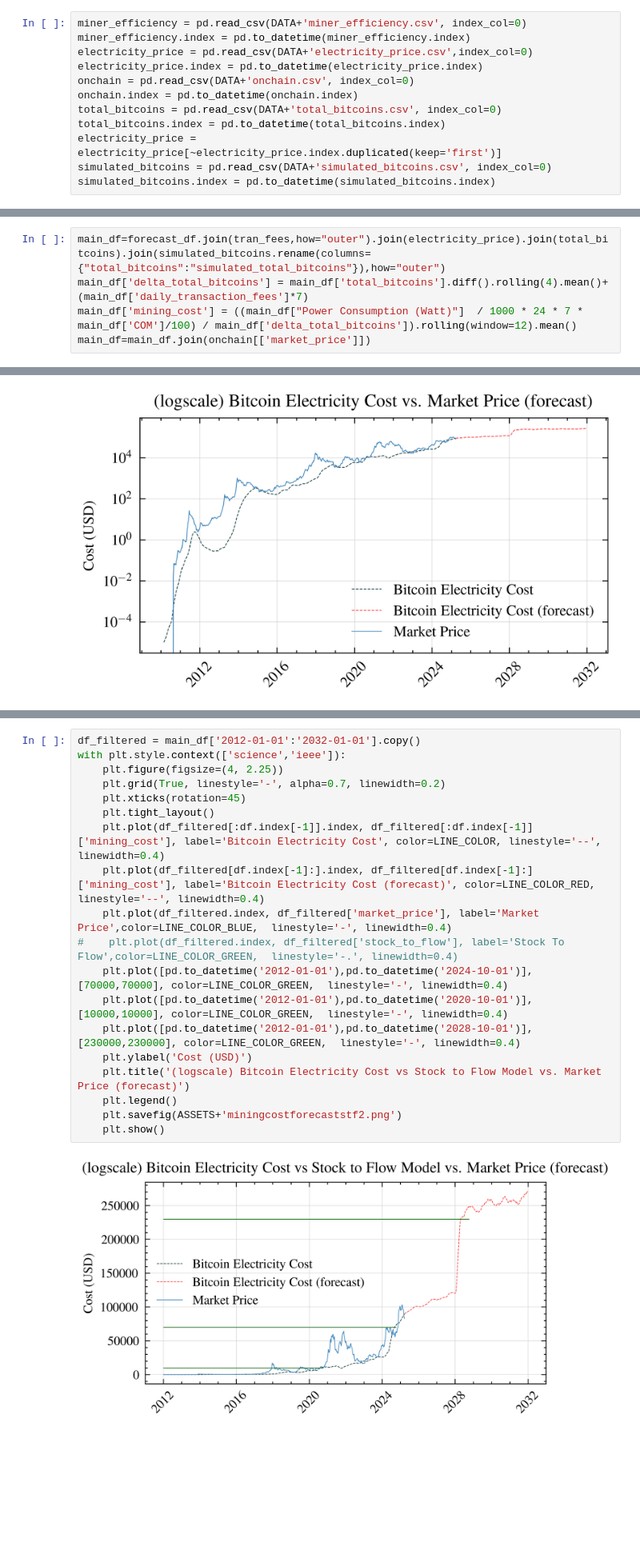
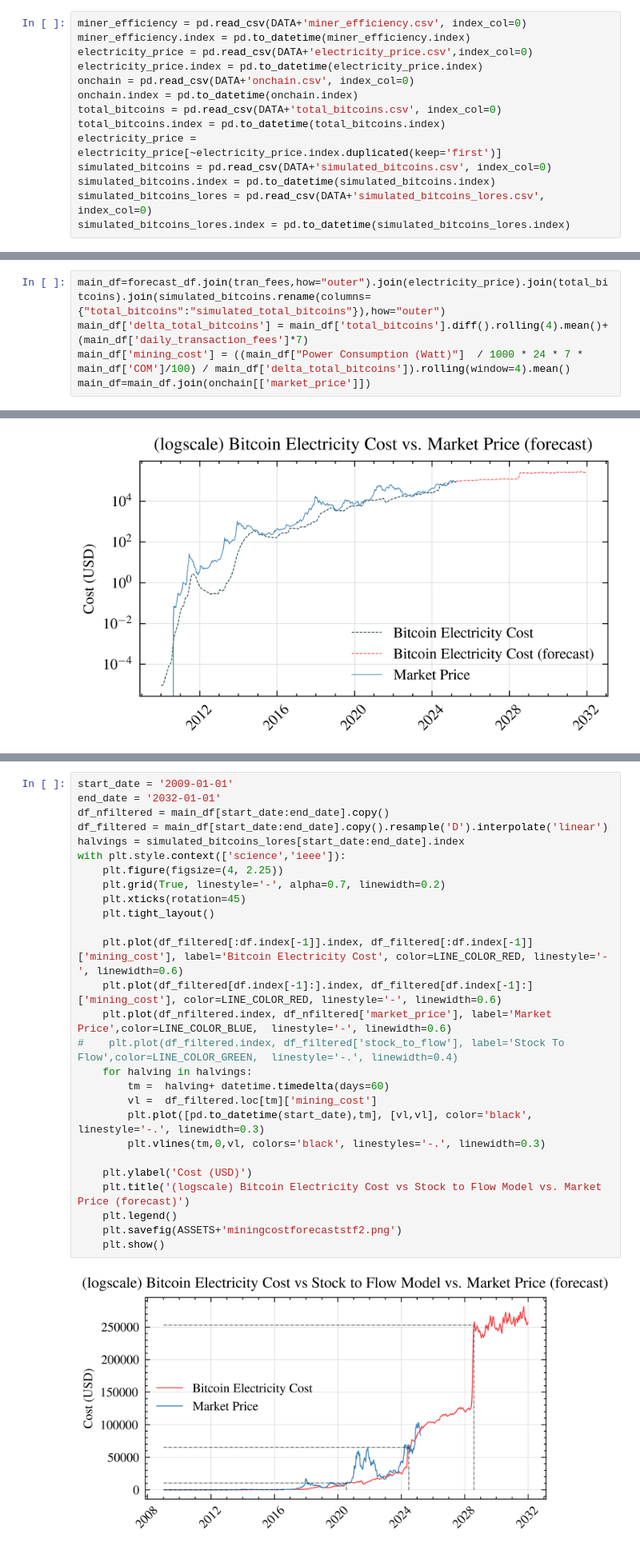
Before and after one commit to EnergyCostModel/model, a Jupyter notebook: python/fundamental.ipynb, the cells around one changed output, grey strips where cells are left out. Shown at 80% size. Saved outputs shown, nothing was run; the diff lists cells and outputs as text; blank space fills up the shorter version.

```diff
--- a/python/fundamental.ipynb
+++ b/python/fundamental.ipynb
@@ -27,6 +27,8 @@ total_bitcoins.index = pd.to_datetime(total_bitcoins.index)
 electricity_price = electricity_price[~electricity_price.index.duplicated(keep='first')]
 simulated_bitcoins = pd.read_csv(DATA+'simulated_bitcoins.csv', index_col=0)
 simulated_bitcoins.index = pd.to_datetime(simulated_bitcoins.index)
+simulated_bitcoins_lores = pd.read_csv(DATA+'simulated_bitcoins_lores.csv', index_col=0)
+simulated_bitcoins_lores.index = pd.to_datetime(simulated_bitcoins_lores.index)
 # %%
 efficiency_df=miner_efficiency[["Efficiency (J/TH)"]]
 last_efficiency = miner_efficiency['Efficiency (J/TH)'].iloc[-1]
@@ -237,7 +239,7 @@ with plt.style.context(['science','ieee']):
 # %%
 main_df=forecast_df.join(tran_fees,how="outer").join(electricity_price).join(total_bitcoins).join(simulated_bitcoins.rename(columns={"total_bitcoins":"simulated_total_bitcoins"}),how="outer")
 main_df['delta_total_bitcoins'] = main_df['total_bitcoins'].diff().rolling(4).mean()+(main_df['daily_transaction_fees']*7)
-main_df['mining_cost'] = ((main_df["Power Consumption (Watt)"]  / 1000 * 24 * 7 * main_df['COM']/100) / main_df['delta_total_bitcoins']).rolling(window=12).mean()
+main_df['mining_cost'] = ((main_df["Power Consumption (Watt)"]  / 1000 * 24 * 7 * main_df['COM']/100) / main_df['delta_total_bitcoins']).rolling(window=4).mean()
 main_df=main_df.join(onchain[['market_price']])
 # %%
 main_df["delta_simulated_total_bitcoins_annual"]=(main_df['simulated_total_bitcoins'].diff())*365/7
@@ -392,21 +396,29 @@ with plt.style.context(['science','ieee']):
 # %%
-df_filtered = main_df['2012-01-01':'2032-01-01'].copy()
+start_date = '2009-01-01'
+end_date = '2032-01-01'
+df_nfiltered = main_df[start_date:end_date].copy()
+df_filtered = main_df[start_date:end_date].copy().resample('D').interpolate('linear')
+halvings = simulated_bitcoins_lores[start_date:end_date].index
 with plt.style.context(['science','ieee']):
     plt.figure(figsize=(4, 2.25))
     plt.grid(True, linestyle='-', alpha=0.7, linewidth=0.2)
     plt.xticks(rotation=45)
     plt.tight_layout()
-    plt.plot(df_filtered[:df.index[-1]].index, df_filtered[:df.index[-1]]['mining_cost'], label='Bitcoin Electricity Cost', color=LINE_COLOR, linestyle='--', linewidth=0.4)
-    plt.plot(df_filtered[df.index[-1]:].index, df_filtered[df.index[-1]:]['mining_cost'], label='Bitcoin Electricity Cost (forecast)', color=LINE_COLOR_RED, linestyle='--', linewidth=0.4)
-    plt.plot(df_filtered.index, df_filtered['market_price'], label='Market Price',color=LINE_COLOR_BLUE,  linestyle='-', linewidth=0.4)
+
+    plt.plot(df_filtered[:df.index[-1]].index, df_filtered[:df.index[-1]]['mining_cost'], label='Bitcoin Electricity Cost', color=LINE_COLOR_RED, linestyle='-', linewidth=0.6)
+    plt.plot(df_filtered[df.index[-1]:].index, df_filtered[df.index[-1]:]['mining_cost'], color=LINE_COLOR_RED, linestyle='-', linewidth=0.6)
+    plt.plot(df_nfiltered.index, df_nfiltered['market_price'], label='Market Price',color=LINE_COLOR_BLUE,  linestyle='-', linewidth=0.6)
 #    plt.plot(df_filtered.index, df_filtered['stock_to_flow'], label='Stock To Flow',color=LINE_COLOR_GREEN,  linestyle='-.', linewidth=0.4)
-    plt.plot([pd.to_datetime('2012-01-01'),pd.to_datetime('2024-10-01')], [70000,70000], color=LINE_COLOR_GREEN,  linestyle='-', linewidth=0.4)
-    plt.plot([pd.to_datetime('2012-01-01'),pd.to_datetime('2020-10-01')], [10000,10000], color=LINE_COLOR_GREEN,  linestyle='-', linewidth=0.4)
-    plt.plot([pd.to_datetime('2012-01-01'),pd.to_datetime('2028-10-01')], [230000,230000], color=LINE_COLOR_GREEN,  linestyle='-', linewidth=0.4)
+    for halving in halvings:
+        tm =  halving+ datetime.timedelta(days=60)
+        vl =  df_filtered.loc[tm]['mining_cost']
+        plt.plot([pd.to_datetime(start_date),tm], [vl,vl], color='black',  linestyle='-.', linewidth=0.3)
+        plt.vlines(tm,0,vl, colors='black', linestyles='-.', linewidth=0.3)
+
     plt.ylabel('Cost (USD)')
     plt.title('(logscale) Bitcoin Electricity Cost vs Stock to Flow Model vs. Market Price (forecast)')
     plt.legend()
     plt.savefig(ASSETS+'miningcostforecaststf2.png')
     plt.show()
 # %% [output]
-[figure, old version]
+[figure, new version]
```
Also changed, not shown: parts of 12 cells of this notebook, 24 other files.
